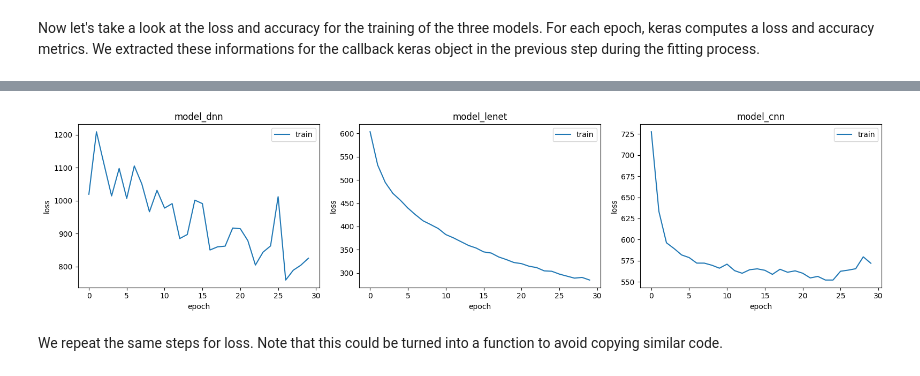
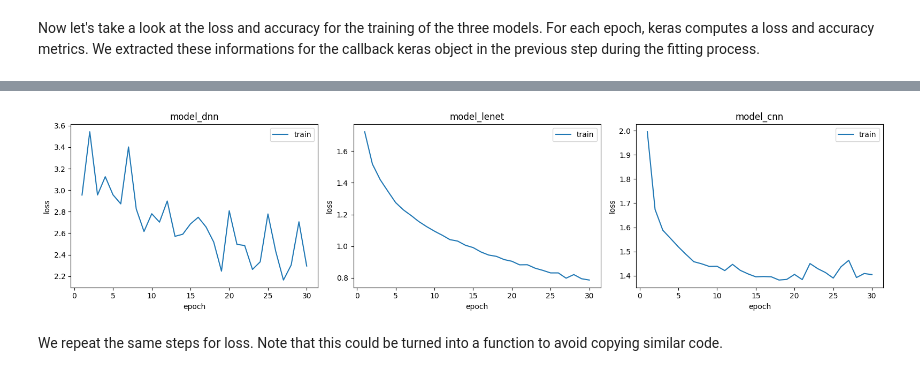
Before and after one commit to bparment1/deep_learning_with_satellite_imagery_and_geospatial_data, a Jupyter notebook: intro_to_image_classification_with_CNN_cifar10_pytorch.ipynb, the cells around one changed output, grey strips where cells are left out. Drawn from its saved outputs; the diff is of its cells as text; code cells hidden in the pictures.

```diff
--- a/intro_to_image_classification_with_CNN_cifar10_pytorch.ipynb
+++ b/intro_to_image_classification_with_CNN_cifar10_pytorch.ipynb
@@ -252,7 +232,7 @@ random_seed=42 #not yet used
 
 ## Input data
 #ARG 7-8
-run_model = False #Retrain model if True
+run_model = True #Retrain model if True
 model_path = '/content/gdrive/MyDrive/Colab Notebooks/deep_learning_with_satellite_and_geospatial_data_course/intro_to_CNN/models/models_20250218'
 # %%
 ################# START SCRIPT ###############################
@@ -1370,28 +1346,34 @@ list_model_loss_df[2].groupby('epoch')['loss'].mean().reset_index()
 # %%
 num_models=3
 fig, ax = plt.subplots(1,num_models,figsize=(16,4))
 model_names=['model_dnn','model_lenet','model_cnn']
+plot_col = 'mean_loss'
+#plot_col = 'sum_loss'
 
 for model_val in range(num_models):
-  #loss_df = list_loss_df[model_val]
-  loss_df =list_model_loss_df[model_val].groupby('epoch')['loss'].sum().reset_index()
-  loss_df['loss']= round(loss_df['loss'],4)
+  df_loss_agg = list_model_loss_df[model_val]
+  df_loss_agg = (df_loss_agg.groupby('epoch')
+                     .agg({'loss':['mean','sum']})
+                     .set_axis(['mean_loss','sum_loss'],axis=1)
+                     .reset_index()
+                     )
+  df_loss_agg['loss']= round(df_loss_agg[plot_col],4)
   #hist_df=list_hist_df[model_val]
-  #hist_df['epoch']=np.arange(1,epochs+1
+  df_loss_agg['epoch']=np.arange(1,epochs+1)
   ax[model_val].ticklabel_format(useOffset=False)
-  ax[model_val].plot(loss_df['epoch'].values,
-                     loss_df['loss'].values,
+  ax[model_val].plot(df_loss_agg['epoch'].values,
+                     df_loss_agg['loss'].values,
                      label='train')
   #ax[model_val].plot(hist_df['epoch'],hist_df['val_accuracy'],label='val')
   ax[model_val].set_title(model_names[model_val])
   ax[model_val].set_xlabel('epoch')
   ax[model_val].set_ylabel('loss')
   ax[model_val].legend()
 
 fig.tight_layout()
 plt.savefig(f'CNN_model_training_loss_comparison_{out_suffix}.png')
 # %% [output]
-[figure, old version]
+[figure, new version]
 # %% [markdown]
 We repeat the same steps for loss. Note that this could be turned into a function to avoid copying similar code.
 # %% [markdown]
```
Also changed, not shown: parts of 22 cells of this notebook.
